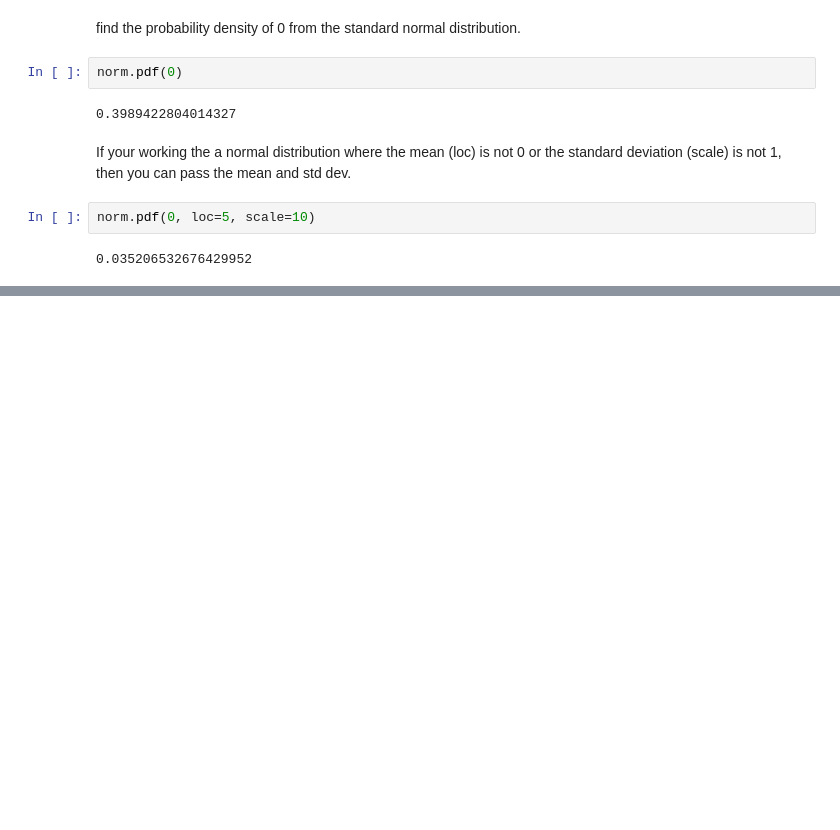
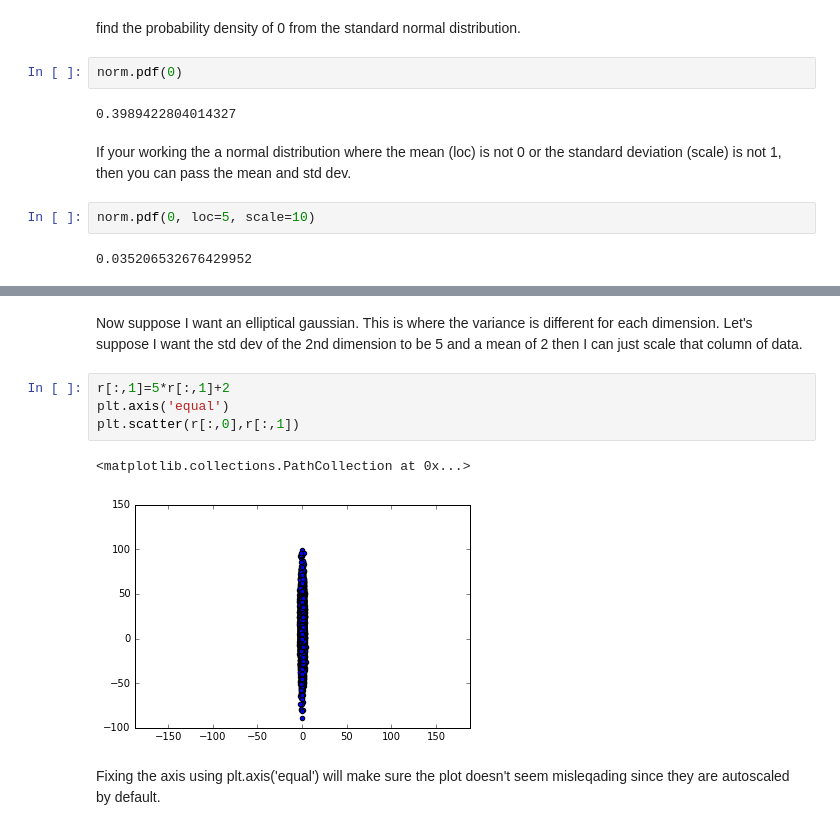
Before and after one commit to mjjw/python, a Jupyter notebook: deeplearningprerequisites.ipynb, the cells around one changed output, grey strips where cells are left out. Cells and saved outputs as stored; diff of their text form; blank space fills up the shorter version.

```diff
--- a/deeplearningprerequisites.ipynb
+++ b/deeplearningprerequisites.ipynb
@@ -1039,0 +1147,11 @@ norm.pdf(0, loc=5, scale=10)
+# %% [markdown]
+Now suppose I want an elliptical gaussian.  This is where the variance is different for each dimension.  Let's suppose I want the std dev of the 2nd dimension to be 5 and a mean of 2 then I can just scale that column of data.
+# %%
+r[:,1]=5*r[:,1]+2
+plt.axis('equal')
+plt.scatter(r[:,0],r[:,1])
+# %% [output]
+<matplotlib.collections.PathCollection at 0x...>
+[figure, added]
+# %% [markdown]
+Fixing the axis using plt.axis('equal') will make sure the plot doesn't seem misleqading since they are autoscaled by default.
```
Also changed, not shown: parts of 33 cells of this notebook.
